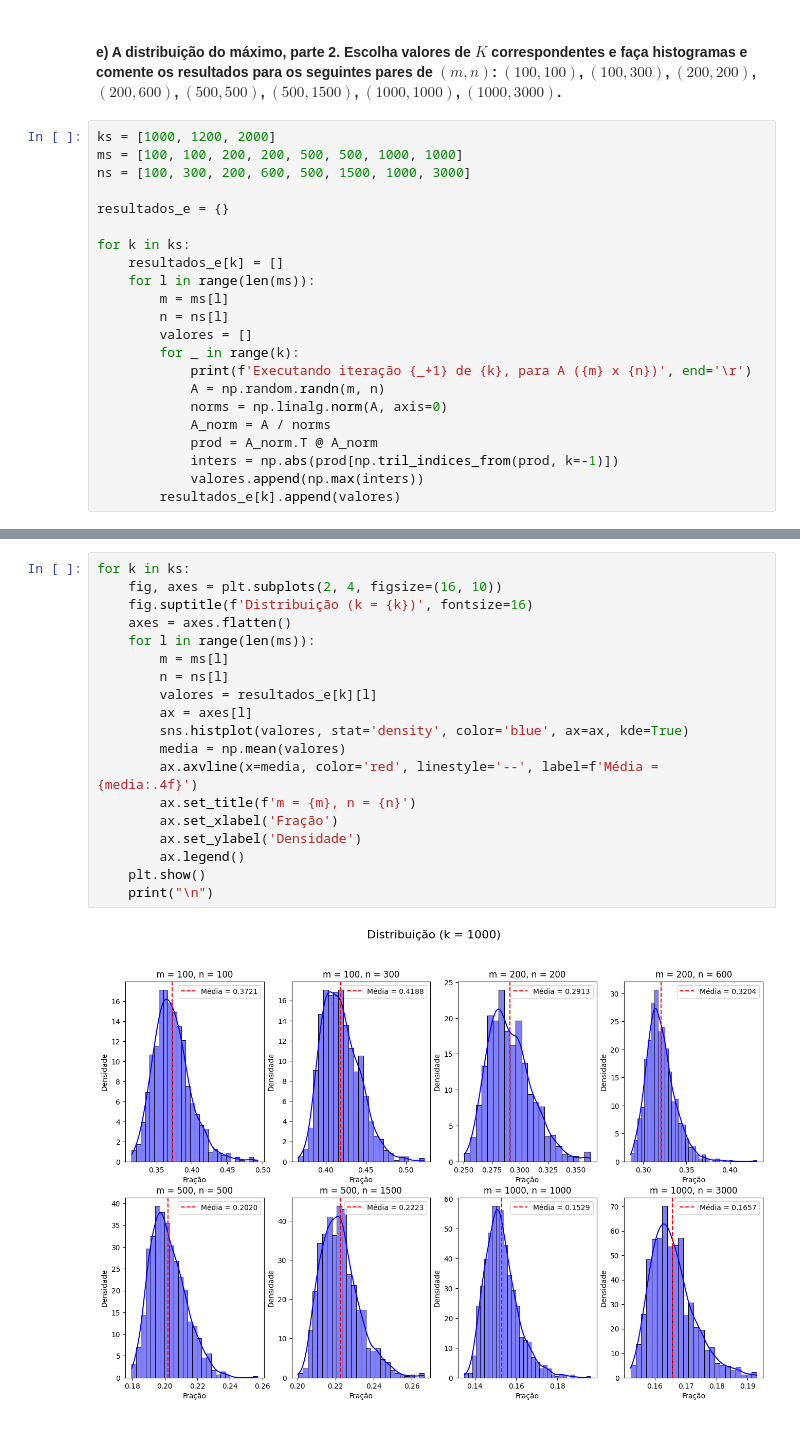
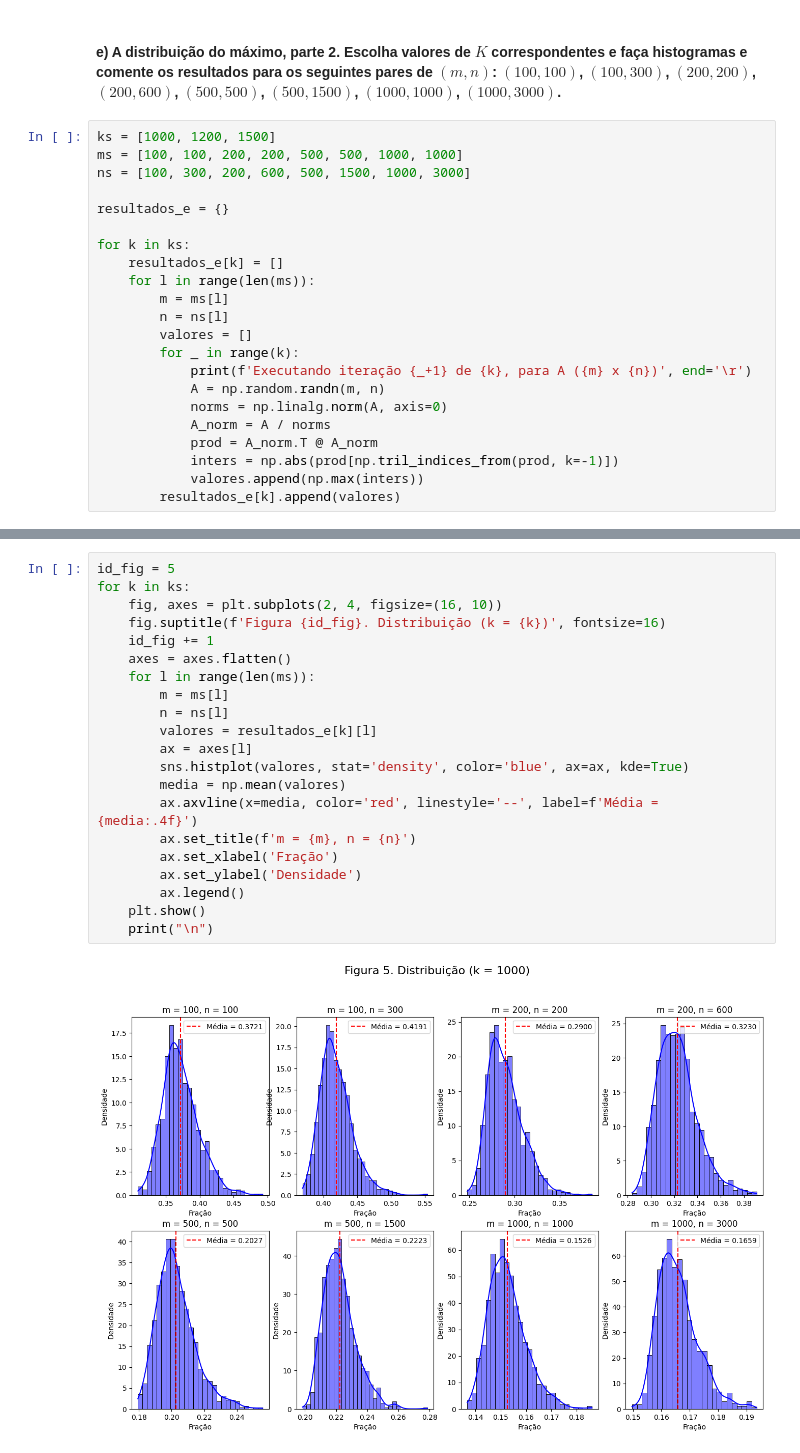
Before and after one commit to ThevezGomes/Projeto-4-ALN, a Jupyter notebook: projeto4_Henrique_Gasparelo_&_Jose_Thevez.ipynb, the cells around one changed output, grey strips where cells are left out. Drawn from its saved outputs; the diff is of its cells as text.

```diff
--- a/projeto4_Henrique_Gasparelo_&_Jose_Thevez.ipynb
+++ b/projeto4_Henrique_Gasparelo_&_Jose_Thevez.ipynb
@@ -329,7 +327,7 @@ plt.show()
 # %% [markdown]
 #### **e)  A distribuição do máximo, parte 2.** Escolha valores de $K$ correspondentes e faça histogramas e comente os resultados para os seguintes pares de $(m,n)$: $(100,100)$, $(100,300)$, $(200,200)$, $(200,600)$, $(500,500)$, $(500,1500)$, $(1000,1000)$, $(1000,3000)$.
 # %%
-ks = [1000, 1200, 2000]
+ks = [1000, 1200, 1500]
 ms = [100, 100, 200, 200, 500, 500, 1000, 1000]
 ns = [100, 300, 200, 600, 500, 1500, 1000, 3000]
 
@@ -355,21 +353,23 @@ Executando iteração 2000 de 2000, para A (1000 x 3000)
 # %%
+id_fig = 5
 for k in ks:
     fig, axes = plt.subplots(2, 4, figsize=(16, 10))
-    fig.suptitle(f'Distribuição (k = {k})', fontsize=16)
+    fig.suptitle(f'Figura {id_fig}. Distribuição (k = {k})', fontsize=16)
+    id_fig += 1
     axes = axes.flatten()
     for l in range(len(ms)):
         m = ms[l]
         n = ns[l]
         valores = resultados_e[k][l]
         ax = axes[l]
         sns.histplot(valores, stat='density', color='blue', ax=ax, kde=True)
         media = np.mean(valores)
         ax.axvline(x=media, color='red', linestyle='--', label=f'Média = {media:.4f}')
         ax.set_title(f'm = {m}, n = {n}')
         ax.set_xlabel('Fração')
         ax.set_ylabel('Densidade')
         ax.legend()
     plt.show()
     print("\n")
 # %% [output]
-[figure, old version]
+[figure, new version]
```
Also changed, not shown: parts of 21 cells of this notebook.
